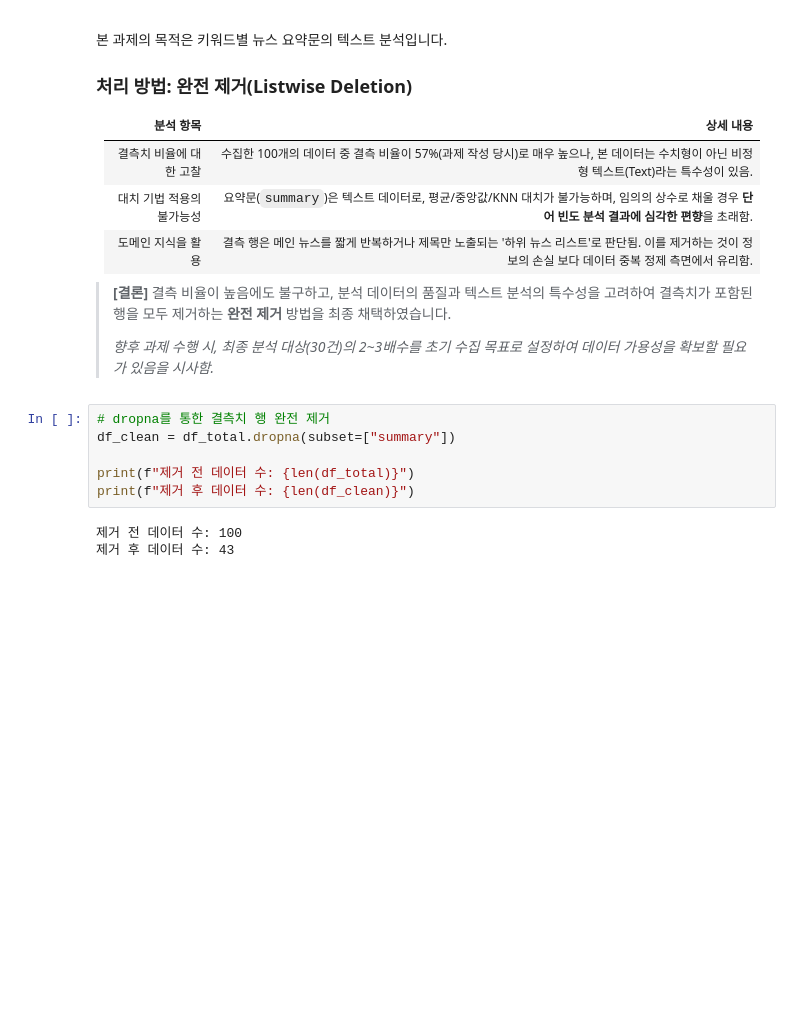
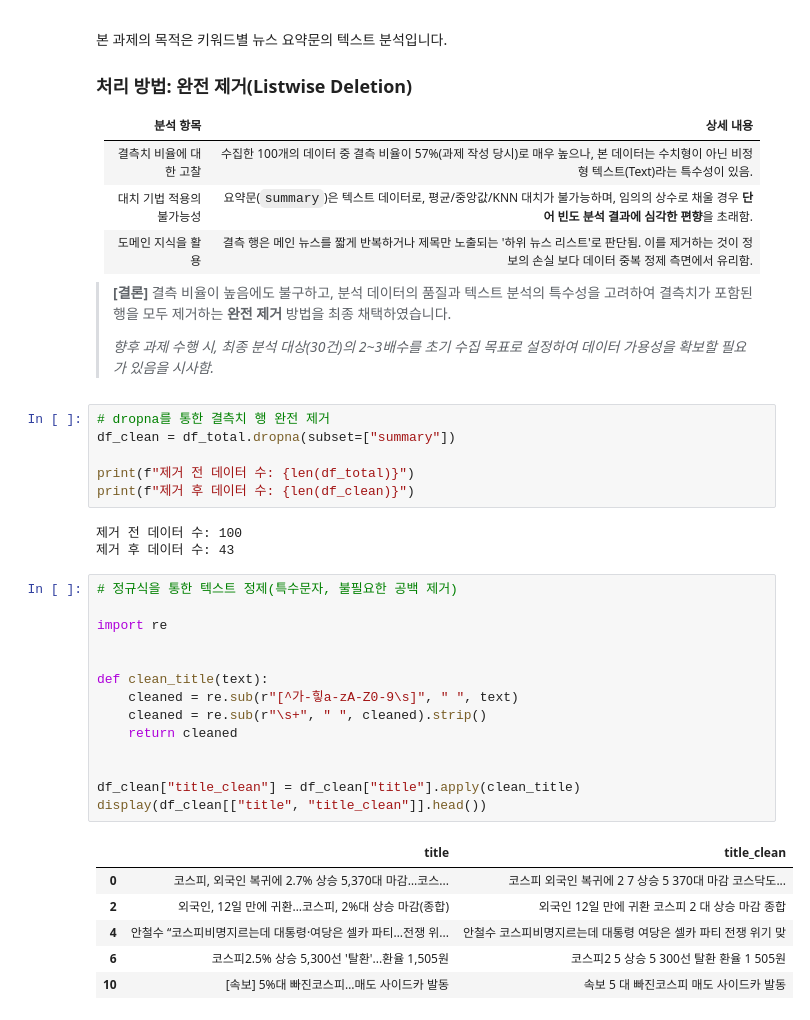
Before and after one commit to yeonvv/python_data_processing_assignment, a Jupyter notebook: assignment_1.ipynb, the cells around one changed output. Cells and saved outputs as stored; diff of their text form; blank space fills up the shorter version.

```diff
--- a/assignment_1.ipynb
+++ b/assignment_1.ipynb
@@ -178,3 +178,24 @@ print(f"제거 후 데이터 수: {len(df_clean)}")
 # %% [output]
 제거 전 데이터 수: 100
 제거 후 데이터 수: 43
+# %%
+# 정규식을 통한 텍스트 정제(특수문자, 불필요한 공백 제거)
+
+import re
+
+
+def clean_title(text):
+    cleaned = re.sub(r"[^가-힣a-zA-Z0-9\s]", " ", text)
+    cleaned = re.sub(r"\s+", " ", cleaned).strip()
+    return cleaned
+
+
+df_clean["title_clean"] = df_clean["title"].apply(clean_title)
+display(df_clean[["title", "title_clean"]].head())
+# %% [output]
+|  | title | title_clean |
+| 0 | 코스피, 외국인 복귀에 2.7% 상승 5,370대 마감…코스... | 코스피 외국인 복귀에 2 7 상승 5 370대 마감 코스닥도... |
+| 2 | 외국인, 12일 만에 귀환…코스피, 2%대 상승 마감(종합) | 외국인 12일 만에 귀환 코스피 2 대 상승 마감 종합 |
+| 4 | 안철수 “코스피비명지르는데 대통령·여당은 셀카 파티…전쟁 위... | 안철수 코스피비명지르는데 대통령 여당은 셀카 파티 전쟁 위기 맞 |
+| 6 | 코스피2.5% 상승 5,300선 '탈환'...환율 1,505원 | 코스피2 5 상승 5 300선 탈환 환율 1 505원 |
+| 10 | [속보] 5%대 빠진코스피…매도 사이드카 발동 | 속보 5 대 빠진코스피 매도 사이드카 발동 |
```
